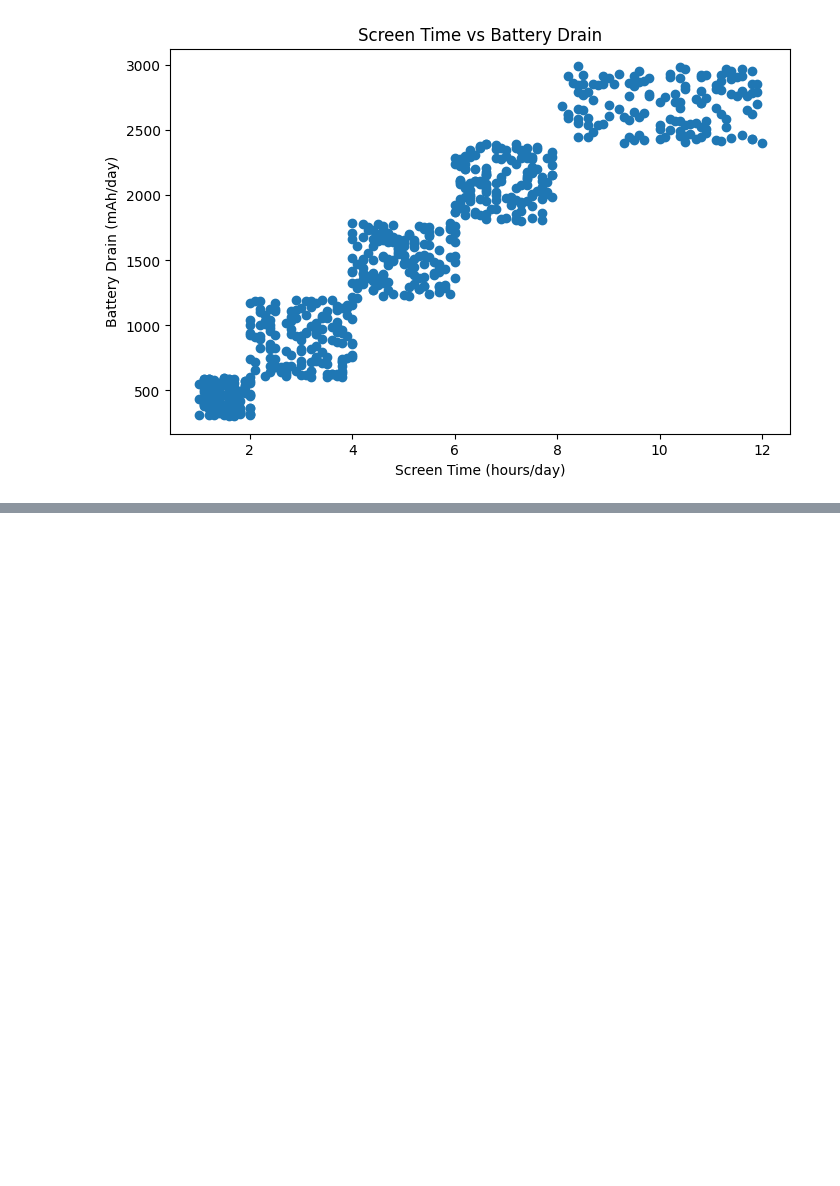
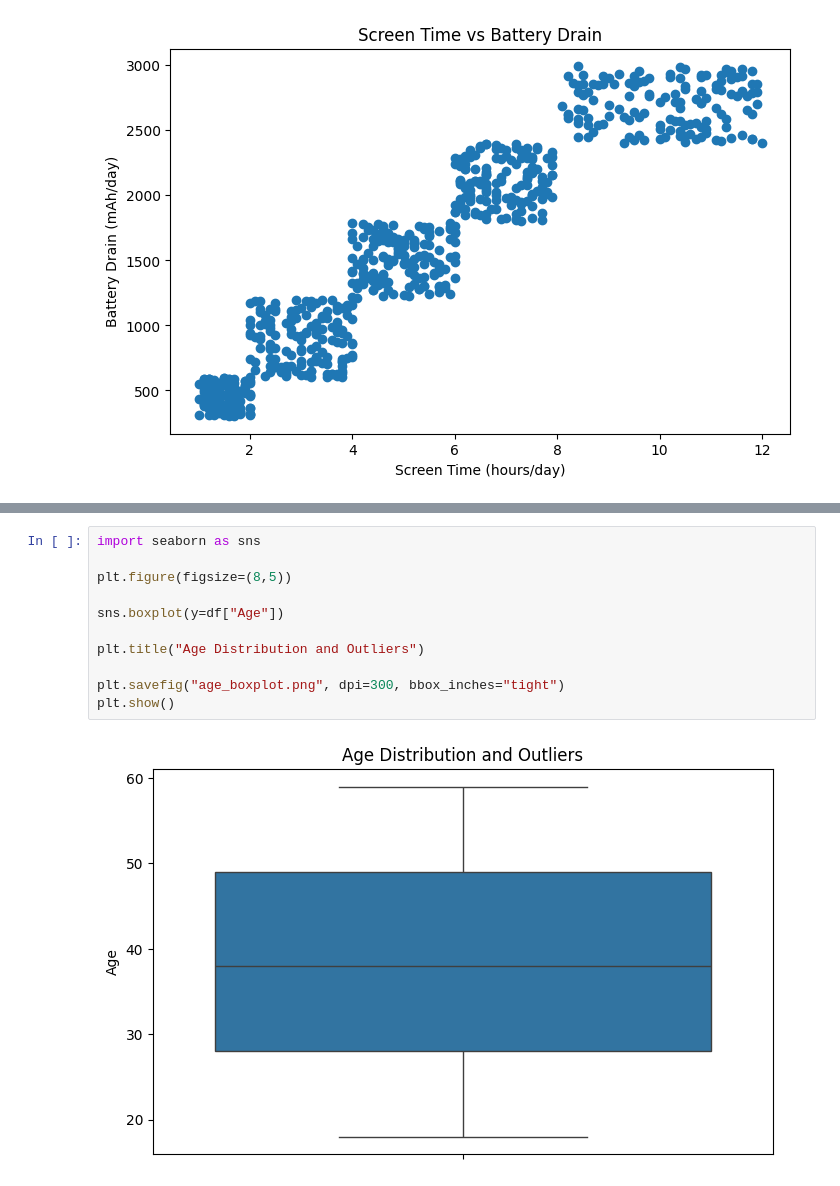
Before and after one commit to namitha-koduru/mobile-phone-usage-analysis, a Jupyter notebook: Mobile_Usage_Analysis.ipynb, the cells around one changed output, grey strips where cells are left out. Cells and saved outputs as stored; diff of their text form; blank space fills up the shorter version.

```diff
--- a/Mobile_Usage_Analysis.ipynb
+++ b/Mobile_Usage_Analysis.ipynb
@@ -166,0 +197,13 @@ files.download("battery_vs_screen_time.png")
+# %%
+import seaborn as sns
+
+plt.figure(figsize=(8,5))
+
+sns.boxplot(y=df["Age"])
+
+plt.title("Age Distribution and Outliers")
+
+plt.savefig("age_boxplot.png", dpi=300, bbox_inches="tight")
+plt.show()
+# %% [output]
+[figure, added]
```
Also changed, not shown: parts of 8 cells of this notebook.
